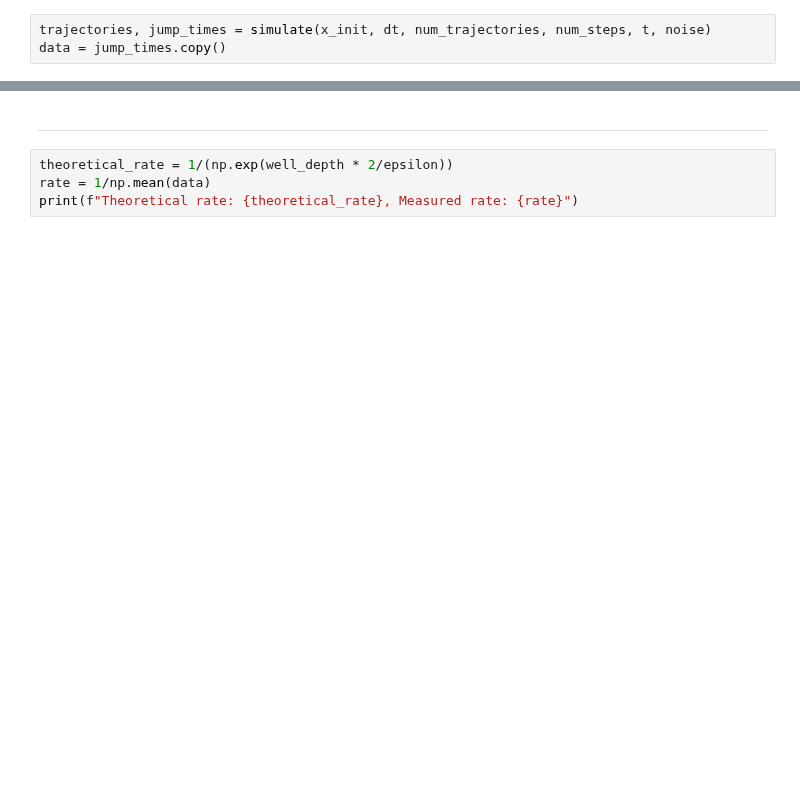
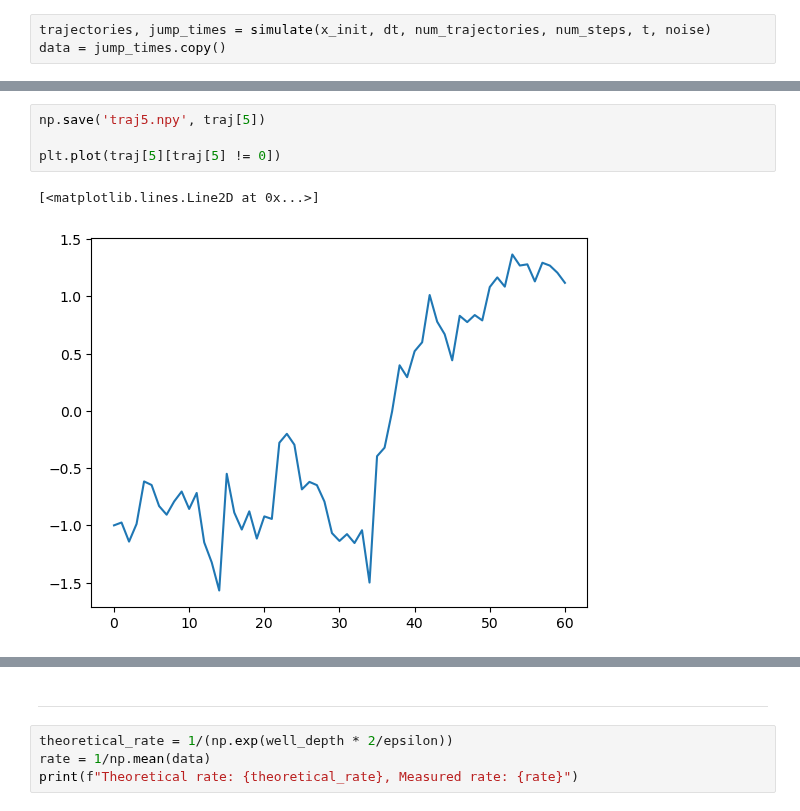
Before and after one commit to abhirao-03/stochastic-resonance, a Jupyter notebook: standalone_notebooks/distribution_tester.ipynb, the cells around one changed output, grey strips where cells are left out. Saved outputs shown, nothing was run; the diff lists cells and outputs as text; blank space fills up the shorter version.

```diff
--- a/standalone_notebooks/distribution_tester.ipynb
+++ b/standalone_notebooks/distribution_tester.ipynb
@@ -175,3 +228,10 @@ plt.show()
+# %%
+np.save('traj5.npy', traj[5])
+
+plt.plot(traj[5][traj[5] != 0])
+# %% [output]
+[<matplotlib.lines.Line2D at 0x...>]
+[figure, added]
 # %%
 data = jump_times.copy()
 data[np.isnan(data)] = 0
```
Also changed, not shown: parts of 8 cells of this notebook, 6 other files.
